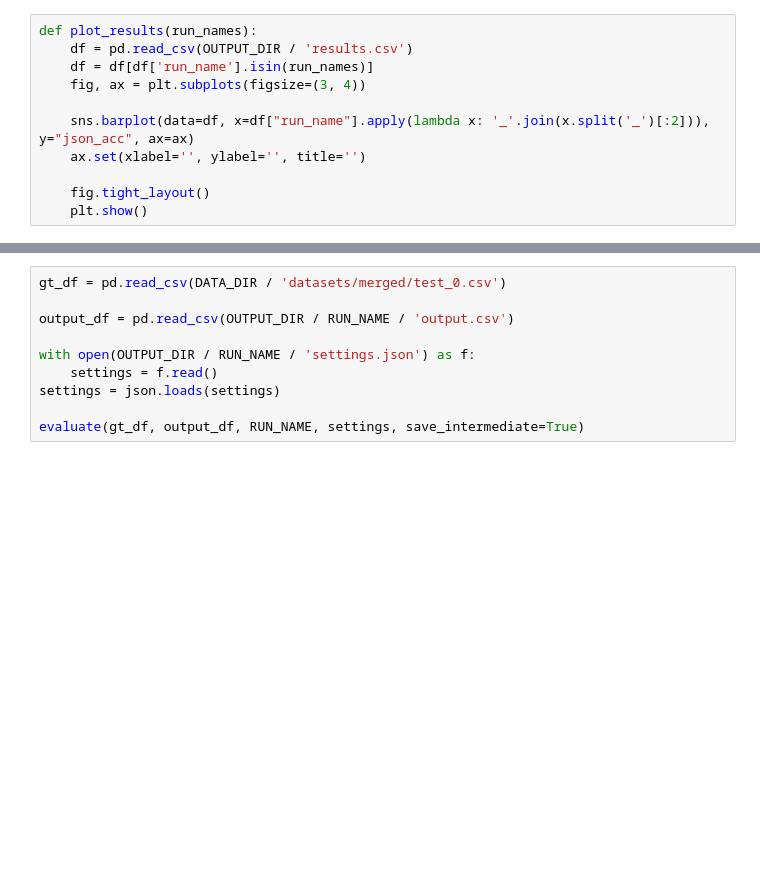
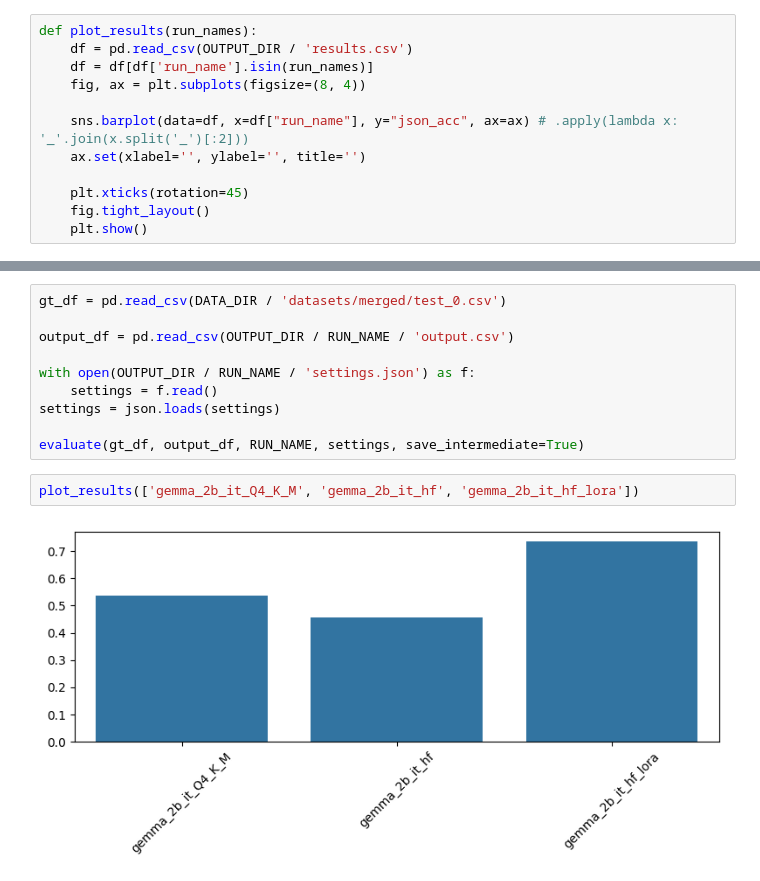
Before and after one commit to viktorpovazhuk/home_assistant_llm, a Jupyter notebook: validation.ipynb, the cells around one changed output, grey strips where cells are left out. Saved outputs shown, nothing was run; the diff lists cells and outputs as text; blank space fills up the shorter version.

```diff
--- a/validation.ipynb
+++ b/validation.ipynb
@@ -451,11 +451,12 @@ def evaluate(gt_df, output_df, run_name, settings, save_intermediate=False, verb
 def plot_results(run_names):
     df = pd.read_csv(OUTPUT_DIR / 'results.csv')
     df = df[df['run_name'].isin(run_names)]
-    fig, ax = plt.subplots(figsize=(3, 4))
+    fig, ax = plt.subplots(figsize=(8, 4))
 
-    sns.barplot(data=df, x=df["run_name"].apply(lambda x: '_'.join(x.split('_')[:2])), y="json_acc", ax=ax)
+    sns.barplot(data=df, x=df["run_name"], y="json_acc", ax=ax) # .apply(lambda x: '_'.join(x.split('_')[:2]))
     ax.set(xlabel='', ylabel='', title='')
 
+    plt.xticks(rotation=45)
     fig.tight_layout()
     plt.show()
 # %%
@@ -583,4 +584,8 @@ with open(OUTPUT_DIR / RUN_NAME / 'settings.json') as f:
 settings = json.loads(settings)
 
 evaluate(gt_df, output_df, RUN_NAME, settings, save_intermediate=True)
+# %%
+plot_results(['gemma_2b_it_Q4_K_M', 'gemma_2b_it_hf', 'gemma_2b_it_hf_lora'])
+# %% [output]
+[figure, added]
 # %%
```
Also changed, not shown: parts of 12 cells of this notebook.
